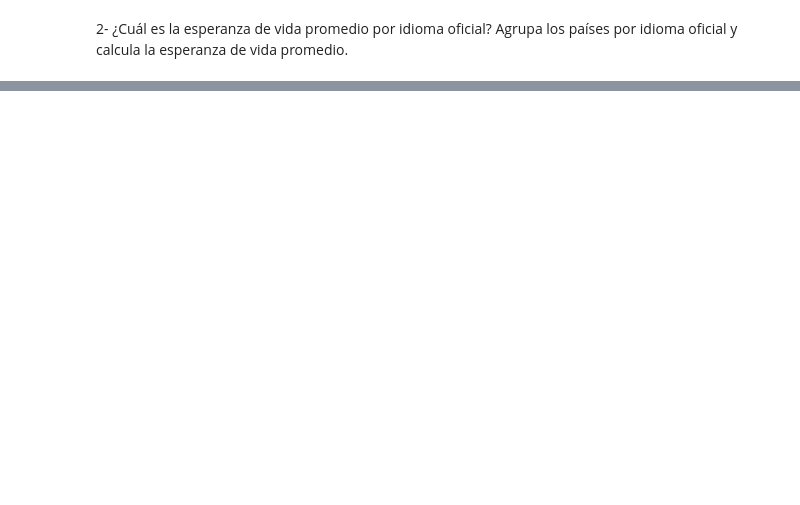
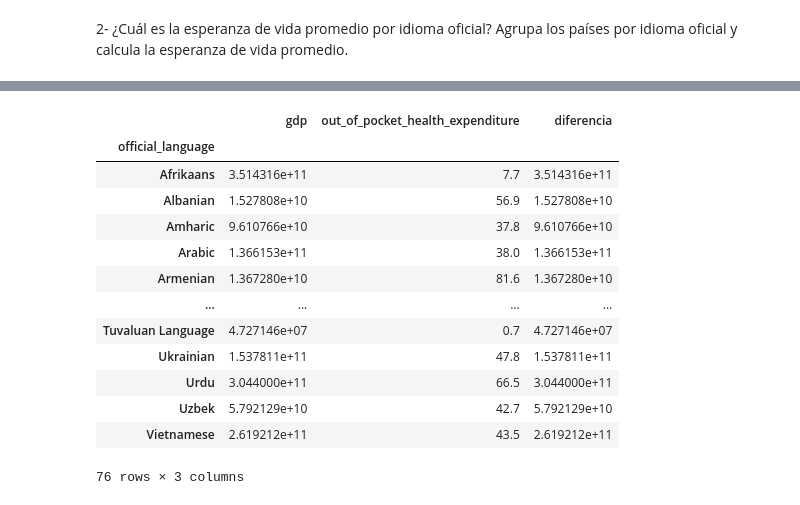
Before and after one commit to JohannaRL/promog-pair-lauram-alejandra-johanna, a Jupyter notebook: pair_agupacion.ipynb, the cells around one changed output, grey strips where cells are left out. Drawn from its saved outputs; the diff is of its cells as text; code cells hidden in the pictures; blank space fills up the shorter version.

```diff
--- a/pair_agupacion.ipynb
+++ b/pair_agupacion.ipynb
@@ -333,0 +391,4 @@ esperanza_idioma = df_world.groupby("official_language")[""]
+# %%
+pib_gasto = df_world.groupby("official_language")[["gdp", "out_of_pocket_health_expenditure"]].mean().round(2)
+
+pib_gasto.reset_index()
@@ -333,0 +409,19 @@ esperanza_idioma = df_world.groupby("official_language")[""]
+# %%
+pib_gasto["diferencia"] = pib_gasto["gdp"] - pib_gasto["out_of_pocket_health_expenditure"]
+
+pib_gasto
+# %% [output]
+|  | gdp | out_of_pocket_health_expenditure | diferencia |
+| official_language |  |  |  |
+| Afrikaans | 3.514316e+11 | 7.7 | 3.514316e+11 |
+| Albanian | 1.527808e+10 | 56.9 | 1.527808e+10 |
+| Amharic | 9.610766e+10 | 37.8 | 9.610766e+10 |
+| Arabic | 1.366153e+11 | 38.0 | 1.366153e+11 |
+| Armenian | 1.367280e+10 | 81.6 | 1.367280e+10 |
+| ... | ... | ... | ... |
+| Tuvaluan Language | 4.727146e+07 | 0.7 | 4.727146e+07 |
+| Ukrainian | 1.537811e+11 | 47.8 | 1.537811e+11 |
+| Urdu | 3.044000e+11 | 66.5 | 3.044000e+11 |
+| Uzbek | 5.792129e+10 | 42.7 | 5.792129e+10 |
+| Vietnamese | 2.619212e+11 | 43.5 | 2.619212e+11 |
+76 rows × 3 columns
```
Also changed, not shown: parts of 33 cells of this notebook, 1 other file.
